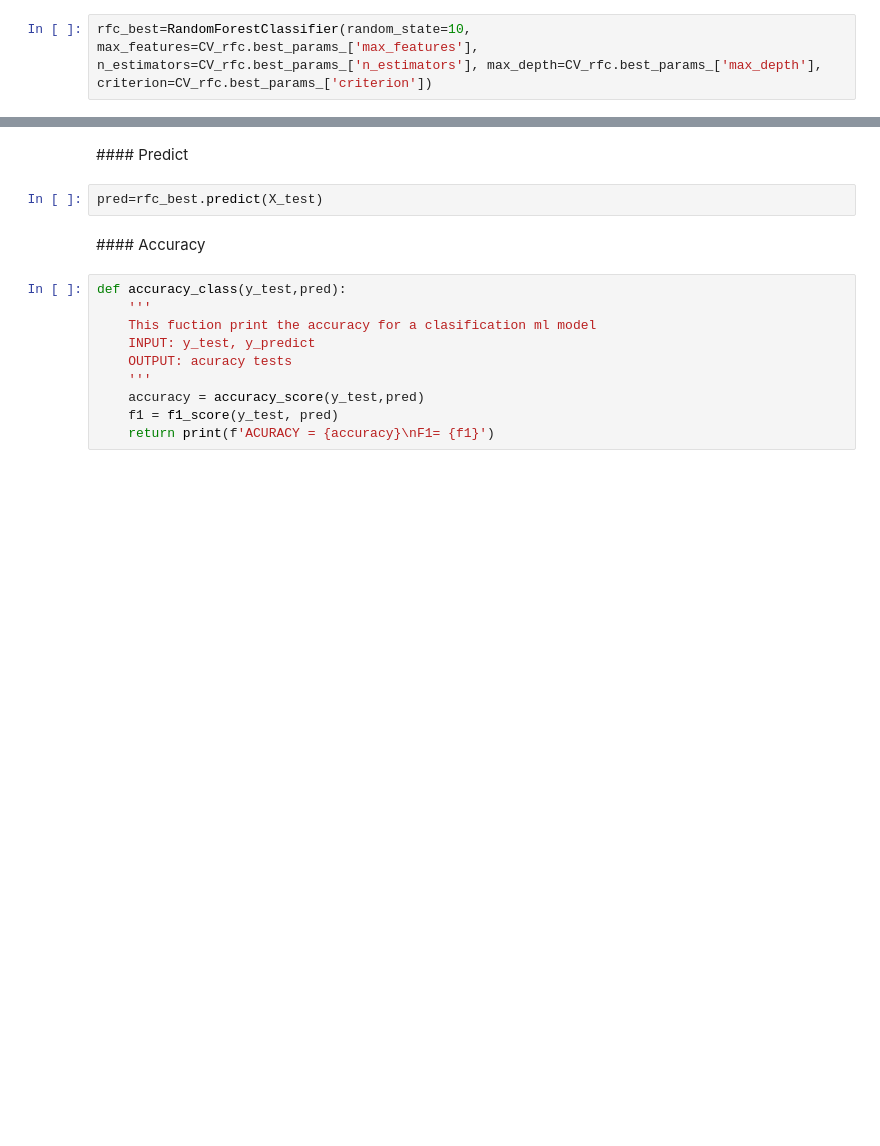
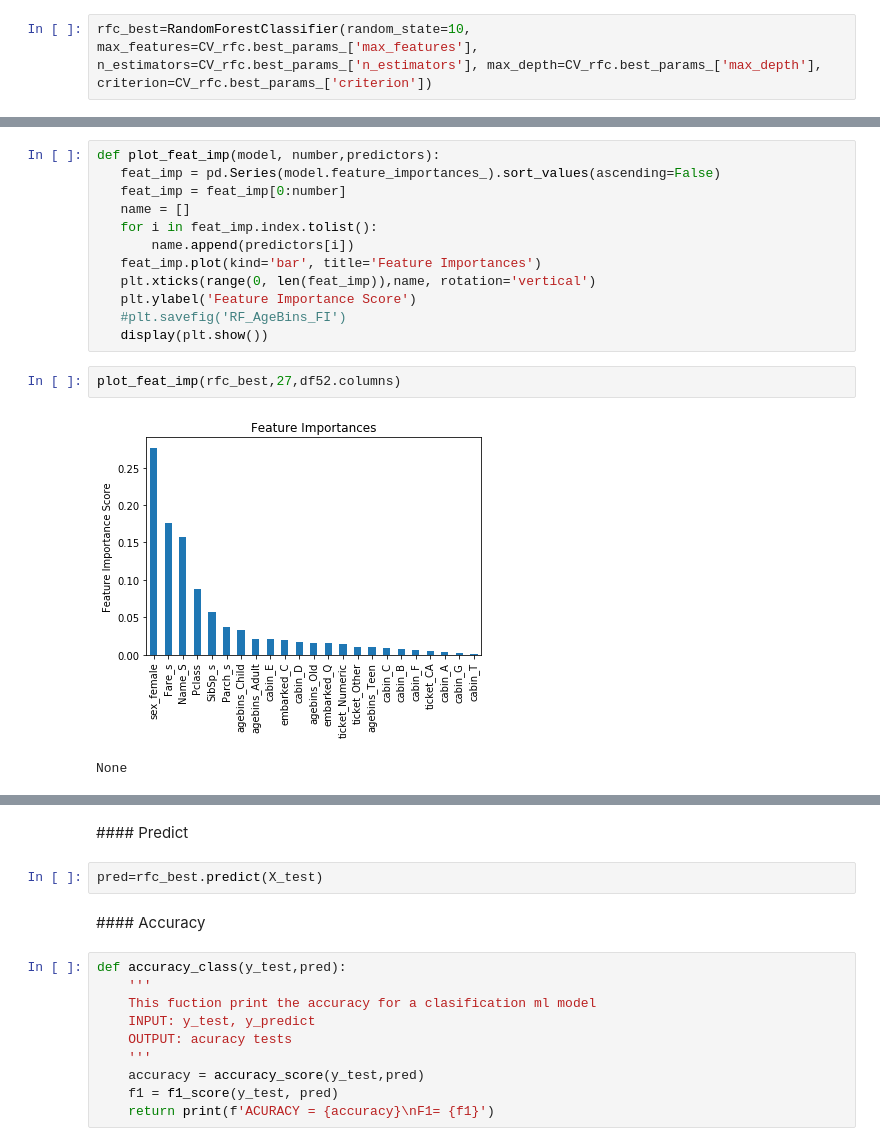
Before and after one commit to Jorge2alvarez/project-kaggle-titanic, a Jupyter notebook: titanic/5. Model Creation/5.2 Model Creation.ipynb, the cells around one changed output, grey strips where cells are left out. Saved outputs shown, nothing was run; the diff lists cells and outputs as text; blank space fills up the shorter version.

Commit message:
Paula Model 2

```diff
--- a/titanic/5. Model Creation/5.2 Model Creation.ipynb
+++ b/titanic/5. Model Creation/5.2 Model Creation.ipynb
@@ -192,3 +201,20 @@ RandomForestClassifier(bootstrap=True, class_weight=None, criterion='entropy',
+# %%
+def plot_feat_imp(model, number,predictors):
+   feat_imp = pd.Series(model.feature_importances_).sort_values(ascending=False)
+   feat_imp = feat_imp[0:number]
+   name = []
+   for i in feat_imp.index.tolist():
+       name.append(predictors[i])
+   feat_imp.plot(kind='bar', title='Feature Importances')
+   plt.xticks(range(0, len(feat_imp)),name, rotation='vertical')
+   plt.ylabel('Feature Importance Score')
+   #plt.savefig('RF_AgeBins_FI')
+   display(plt.show())
+# %%
+plot_feat_imp(rfc_best,27,df52.columns)
+# %% [output]
+[figure, added]
+None
 # %%
 rfc_best.score(X_train, y_train)
 # %% [output]
```
Also changed, not shown: parts of 41 cells of this notebook, 3 other files.
